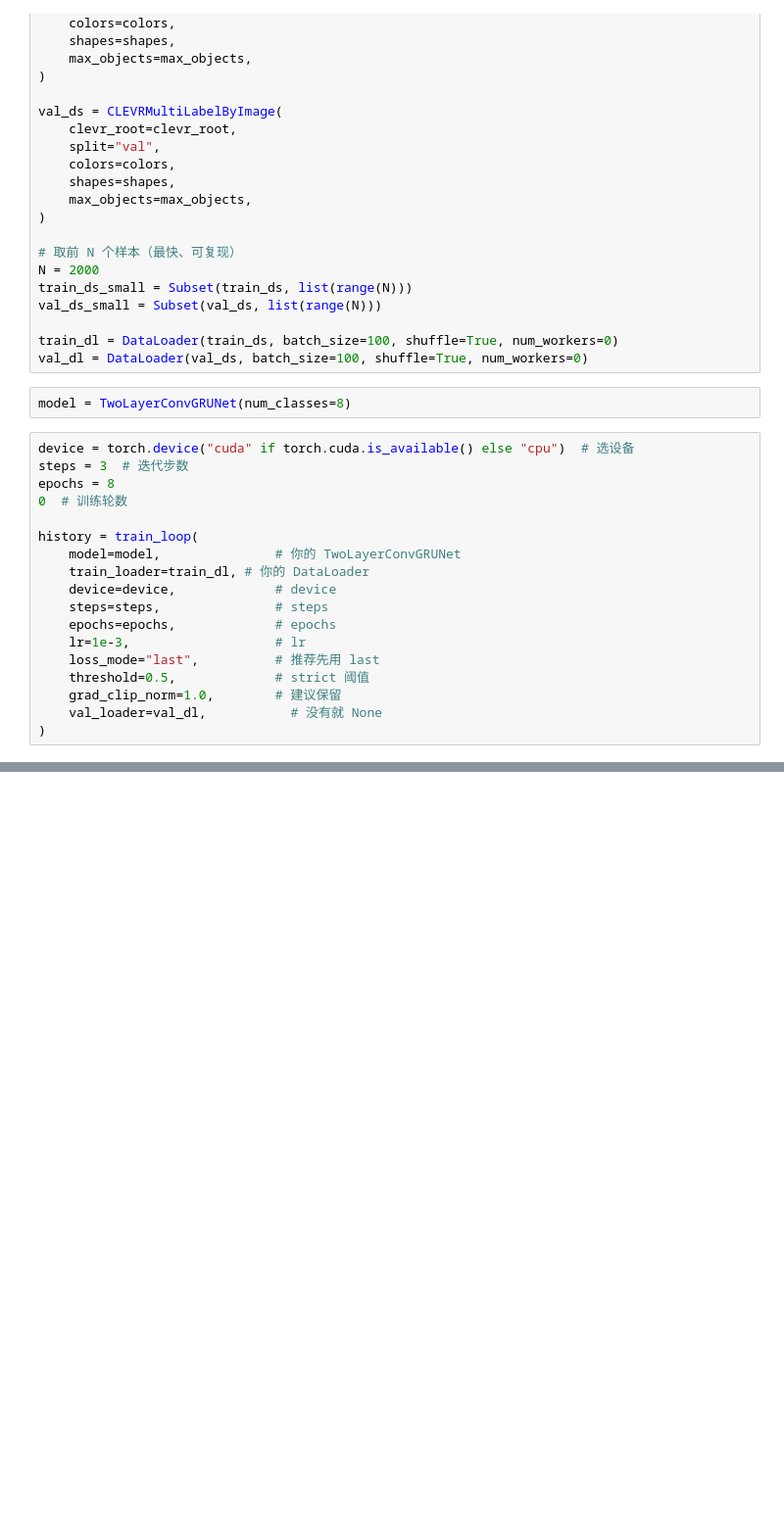
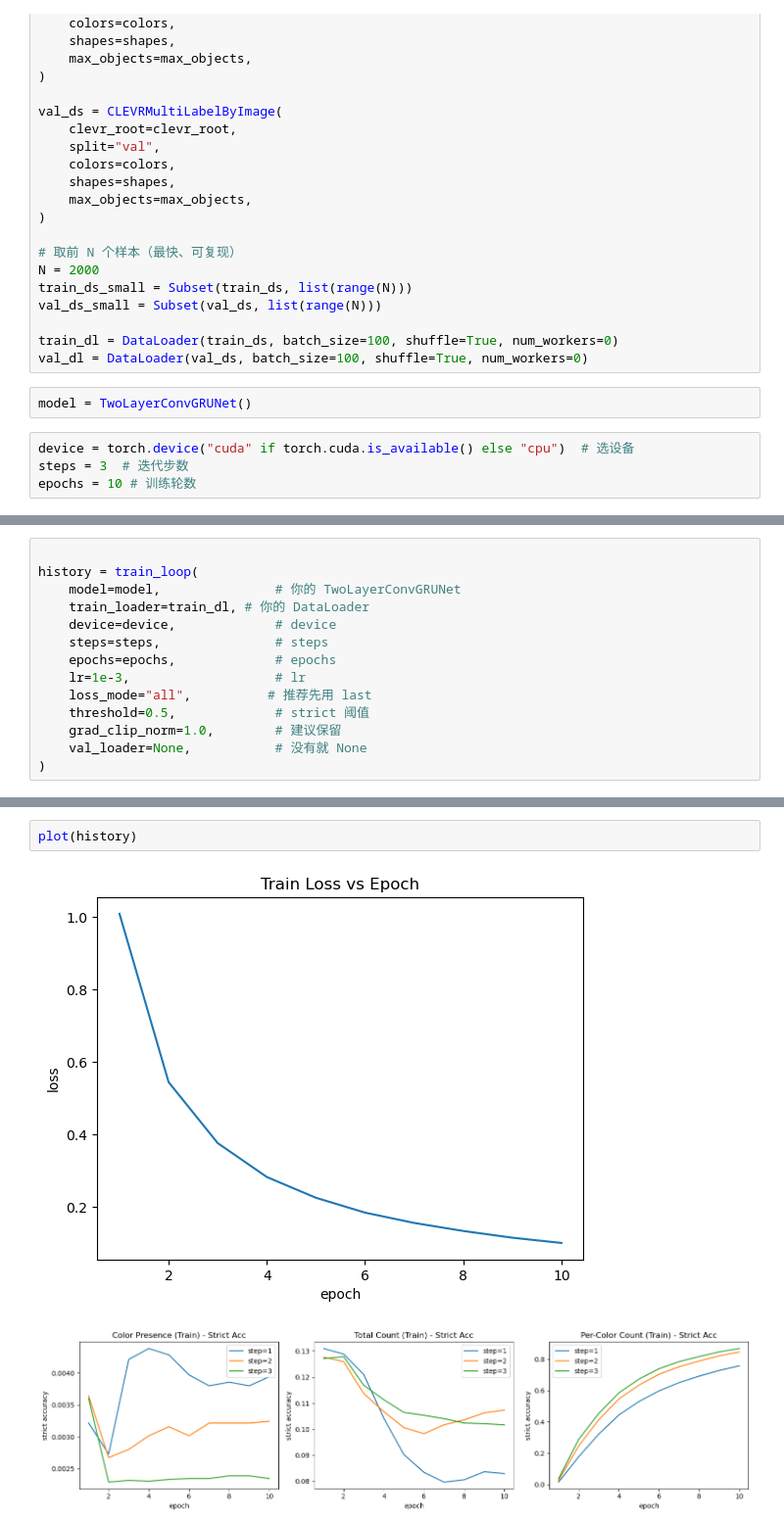
Before and after one commit to cyh812/REVAE, a Jupyter notebook: scripts/ConvRNN.ipynb, the cells around one changed output, grey strips where cells are left out. Shown at 98% size. Drawn from its saved outputs; the diff is of its cells as text; blank space fills up the shorter version.

```diff
--- a/scripts/ConvRNN.ipynb
+++ b/scripts/ConvRNN.ipynb
@@ -44,22 +44,8 @@ val_ds_small = Subset(val_ds, list(range(N)))
 train_dl = DataLoader(train_ds, batch_size=100, shuffle=True, num_workers=0)
 val_dl = DataLoader(val_ds, batch_size=100, shuffle=True, num_workers=0)
 # %%
-model = TwoLayerConvGRUNet(num_classes=8)
+model = TwoLayerConvGRUNet()
 # %%
 device = torch.device("cuda" if torch.cuda.is_available() else "cpu")  # 选设备
 steps = 3  # 迭代步数
-epochs = 8
-0  # 训练轮数
-
-history = train_loop(
-    model=model,               # 你的 TwoLayerConvGRUNet
-    train_loader=train_dl, # 你的 DataLoader
-    device=device,             # device
-    steps=steps,               # steps
-    epochs=epochs,             # epochs
-    lr=1e-3,                   # lr
-    loss_mode="last",          # 推荐先用 last
-    threshold=0.5,             # strict 阈值
-    grad_clip_norm=1.0,        # 建议保留
-    val_loader=val_dl,           # 没有就 None
-)
+epochs = 10 # 训练轮数
@@ -87,0 +52,14 @@ plot_history_epoch_curves(history)
+# %%
+
+history = train_loop(
+    model=model,               # 你的 TwoLayerConvGRUNet
+    train_loader=train_dl, # 你的 DataLoader
+    device=device,             # device
+    steps=steps,               # steps
+    epochs=epochs,             # epochs
+    lr=1e-3,                   # lr
+    loss_mode="all",          # 推荐先用 last
+    threshold=0.5,             # strict 阈值
+    grad_clip_norm=1.0,        # 建议保留
+    val_loader=None,           # 没有就 None
+)
@@ -87,0 +77,5 @@ plot_history_epoch_curves(history)
+# %%
+plot(history)
+# %% [output]
+[figure, added]
+[figure, added]
```
Also changed, not shown: parts of 4 cells of this notebook, 3 other files.
